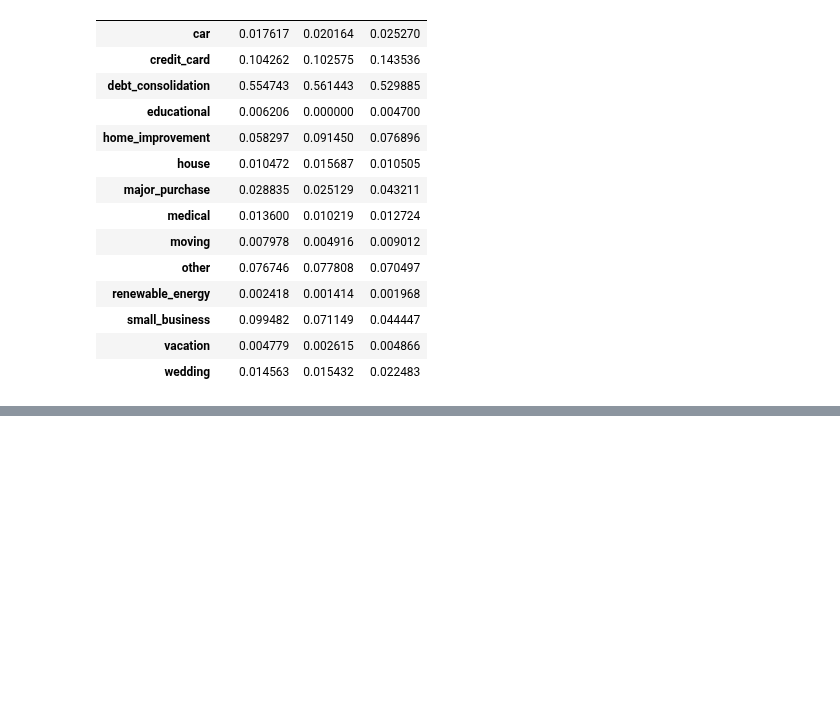
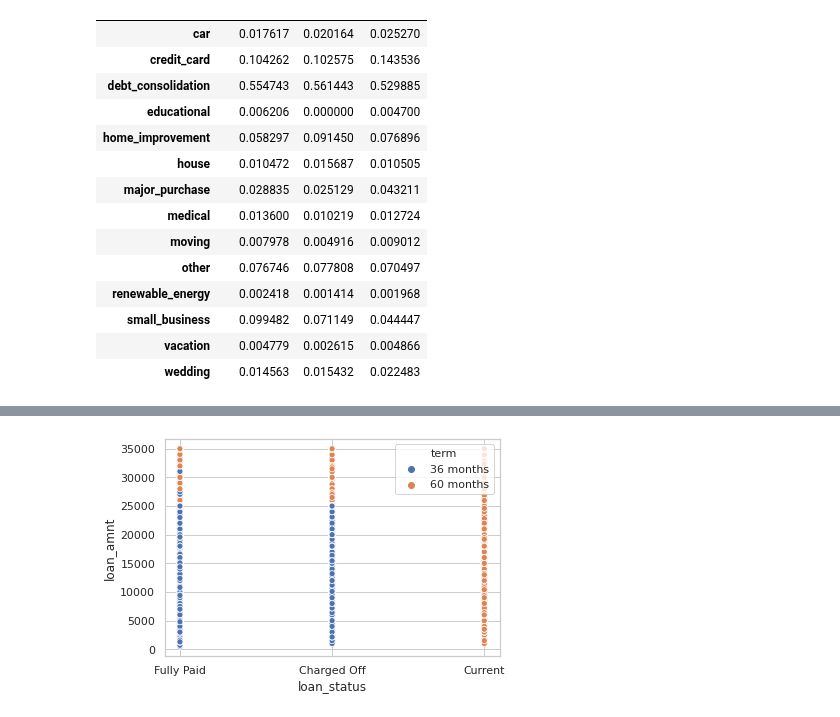
Before and after one commit to karthikmnkrishna/Loan-default-prediction, a Jupyter notebook: Loan_Case_study.ipynb, the cells around one changed output, grey strips where cells are left out. Saved outputs shown, nothing was run; the diff lists cells and outputs as text; code cells hidden in the pictures; blank space fills up the shorter version.

```diff
--- a/Loan_Case_study.ipynb
+++ b/Loan_Case_study.ipynb
@@ -558,0 +589,4 @@ pd.crosstab([df.purpose],df.loan_status,values=df.loan_amnt,aggfunc=sum,
+# %%
+sns.scatterplot(x="loan_status", y="loan_amnt", hue="term",data=df);
+# %% [output]
+[figure, added]
```
Also changed, not shown: parts of 15 cells of this notebook.
